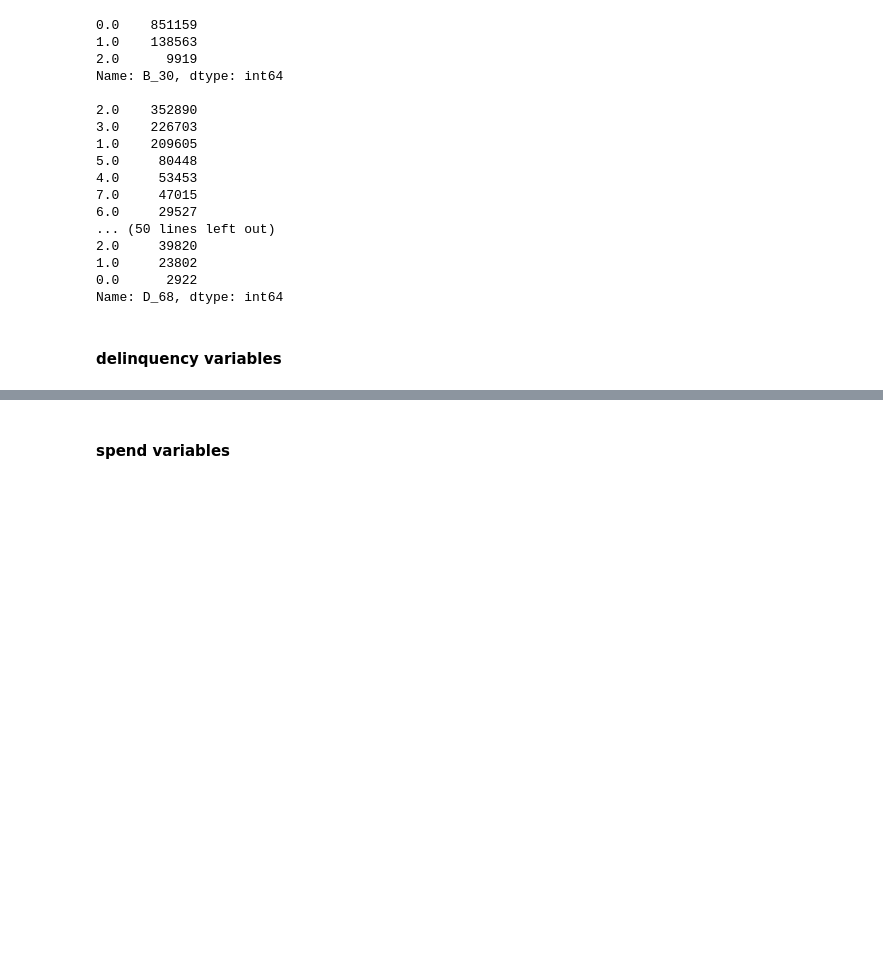
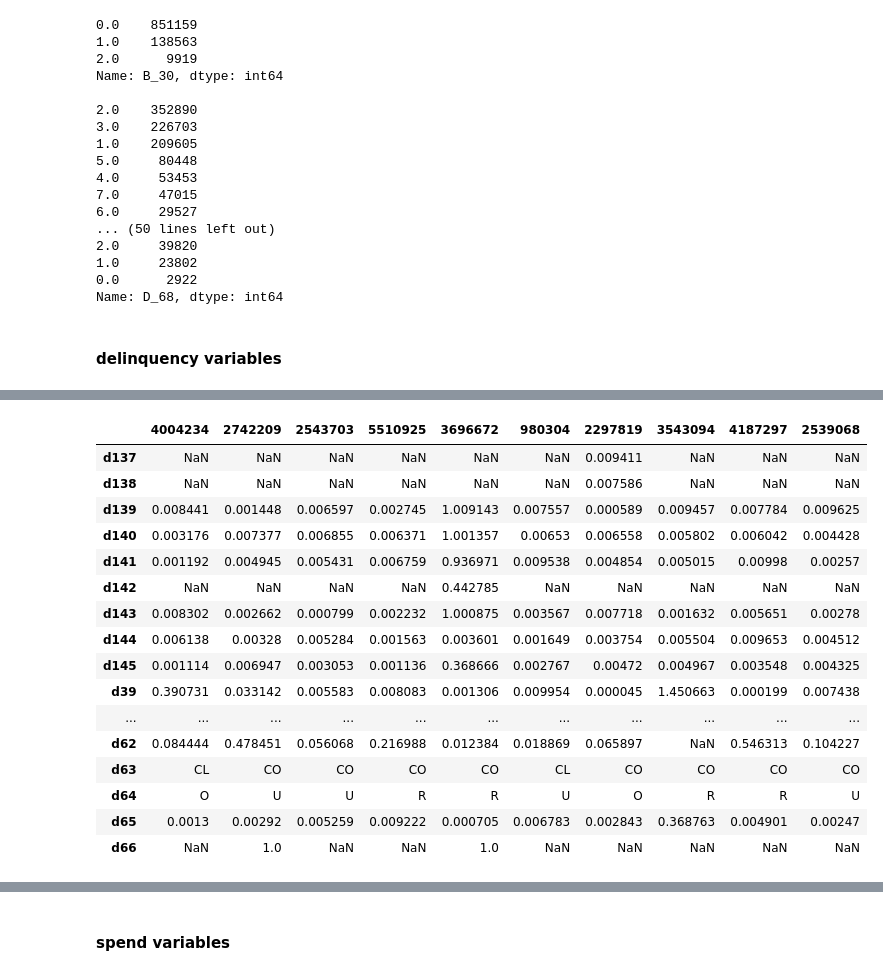
Before and after one commit to We-Need-More-RAM/amex_default_prediction, a Jupyter notebook: notebooks/misty/amex_first_draft.ipynb, the cells around one changed output, grey strips where cells are left out. Drawn from its saved outputs; the diff is of its cells as text; code cells hidden in the pictures; blank space fills up the shorter version.

```diff
--- a/notebooks/misty/amex_first_draft.ipynb
+++ b/notebooks/misty/amex_first_draft.ipynb
@@ -210,0 +215,20 @@ df_d.head(10).T
+# %%
+df_d.head(10).iloc[:,35:70].T
+# %% [output]
+|  | 4004234 | 2742209 | 2543703 | 5510925 | 3696672 | 980304 | 2297819 | 3543094 | 4187297 | 2539068 |
+| d137 | NaN | NaN | NaN | NaN | NaN | NaN | 0.009411 | NaN | NaN | NaN |
+| d138 | NaN | NaN | NaN | NaN | NaN | NaN | 0.007586 | NaN | NaN | NaN |
+| d139 | 0.008441 | 0.001448 | 0.006597 | 0.002745 | 1.009143 | 0.007557 | 0.000589 | 0.009457 | 0.007784 | 0.009625 |
+| d140 | 0.003176 | 0.007377 | 0.006855 | 0.006371 | 1.001357 | 0.00653 | 0.006558 | 0.005802 | 0.006042 | 0.004428 |
+| d141 | 0.001192 | 0.004945 | 0.005431 | 0.006759 | 0.936971 | 0.009538 | 0.004854 | 0.005015 | 0.00998 | 0.00257 |
+| d142 | NaN | NaN | NaN | NaN | 0.442785 | NaN | NaN | NaN | NaN | NaN |
+| d143 | 0.008302 | 0.002662 | 0.000799 | 0.002232 | 1.000875 | 0.003567 | 0.007718 | 0.001632 | 0.005651 | 0.00278 |
+| d144 | 0.006138 | 0.00328 | 0.005284 | 0.001563 | 0.003601 | 0.001649 | 0.003754 | 0.005504 | 0.009653 | 0.004512 |
+| d145 | 0.001114 | 0.006947 | 0.003053 | 0.001136 | 0.368666 | 0.002767 | 0.00472 | 0.004967 | 0.003548 | 0.004325 |
+| d39 | 0.390731 | 0.033142 | 0.005583 | 0.008083 | 0.001306 | 0.009954 | 0.000045 | 1.450663 | 0.000199 | 0.007438 |
+| ... | ... | ... | ... | ... | ... | ... | ... | ... | ... | ... |
+| d62 | 0.084444 | 0.478451 | 0.056068 | 0.216988 | 0.012384 | 0.018869 | 0.065897 | NaN | 0.546313 | 0.104227 |
+| d63 | CL | CO | CO | CO | CO | CL | CO | CO | CO | CO |
+| d64 | O | U | U | R | R | U | O | R | R | U |
+| d65 | 0.0013 | 0.00292 | 0.005259 | 0.009222 | 0.000705 | 0.006783 | 0.002843 | 0.368763 | 0.004901 | 0.00247 |
+| d66 | NaN | 1.0 | NaN | NaN | 1.0 | NaN | NaN | NaN | NaN | NaN |
```
Also changed, not shown: parts of 2 cells of this notebook.
